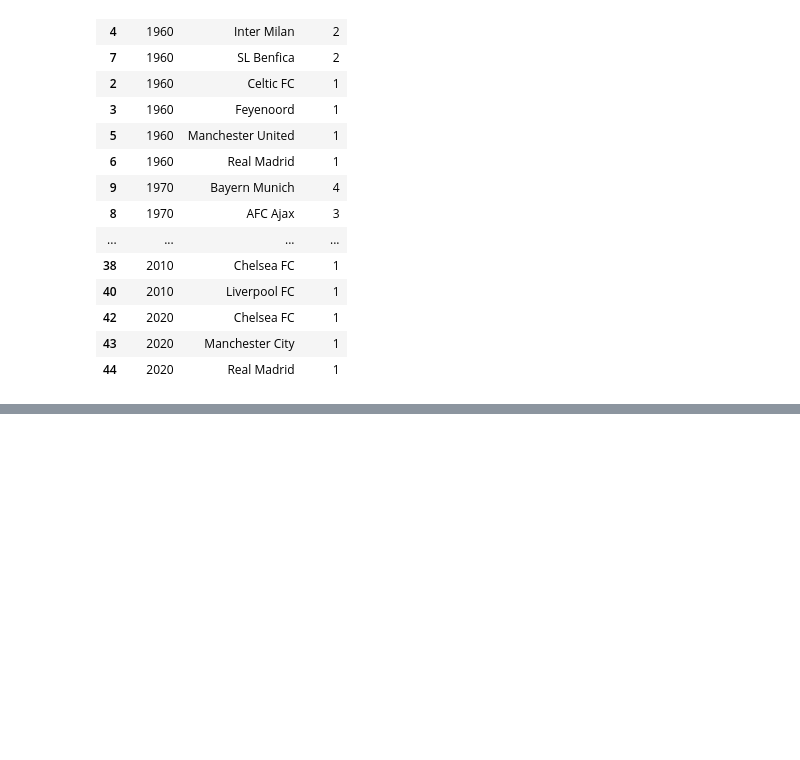
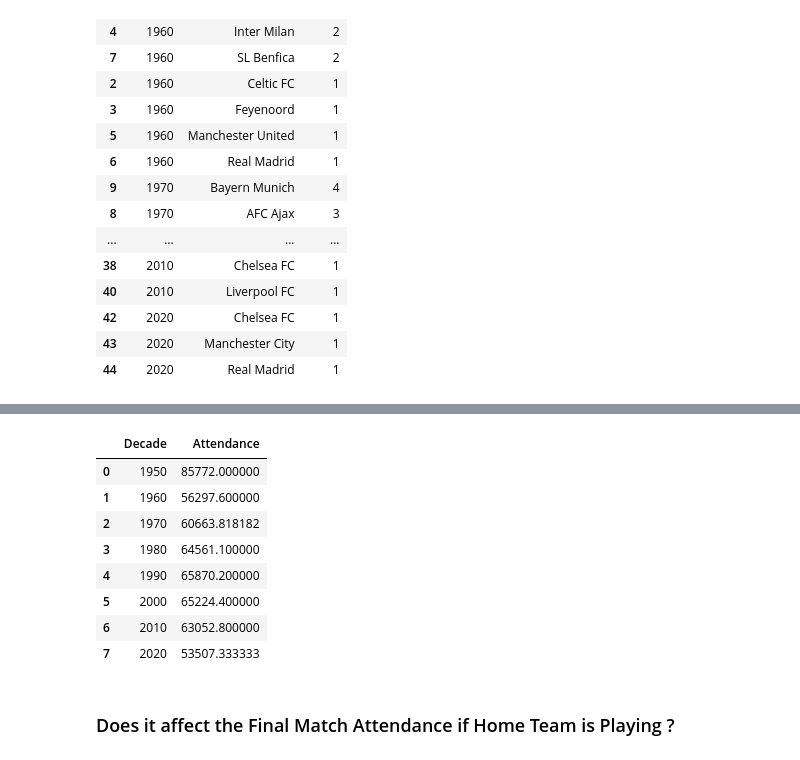
Before and after one commit to TanjiEvan/UEFA-CL-ANALYSIS-1955-2023-, a Jupyter notebook: Champions_League_Analysis.ipynb, the cells around one changed output, grey strips where cells are left out. Saved outputs shown, nothing was run; the diff lists cells and outputs as text; code cells hidden in the pictures; blank space fills up the shorter version.

```diff
--- a/Champions_League_Analysis.ipynb
+++ b/Champions_League_Analysis.ipynb
@@ -308,0 +403,13 @@ fig.show()
+# %%
+mean_attendance =finals.groupby("Decade")["Attendance"].mean().reset_index()
+mean_attendance
+# %% [output]
+|  | Decade | Attendance |
+| 0 | 1950 | 85772.000000 |
+| 1 | 1960 | 56297.600000 |
+| 2 | 1970 | 60663.818182 |
+| 3 | 1980 | 64561.100000 |
+| 4 | 1990 | 65870.200000 |
+| 5 | 2000 | 65224.400000 |
+| 6 | 2010 | 63052.800000 |
+| 7 | 2020 | 53507.333333 |
@@ -308,0 +420,2 @@ fig.show()
+# %% [markdown]
+### Does it affect the Final Match Attendance if Home Team is Playing ?
```
Also changed, not shown: parts of 21 cells of this notebook.
